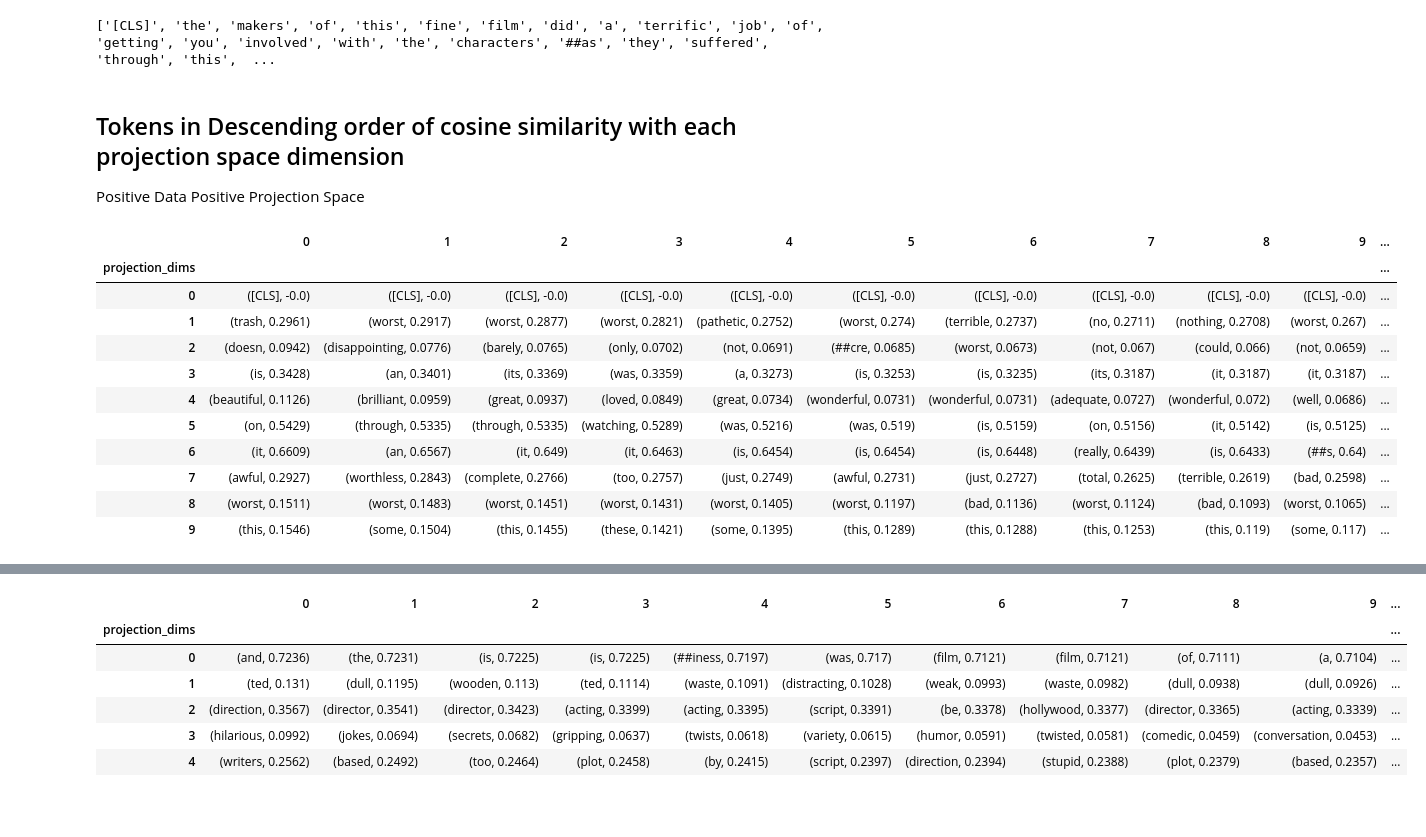
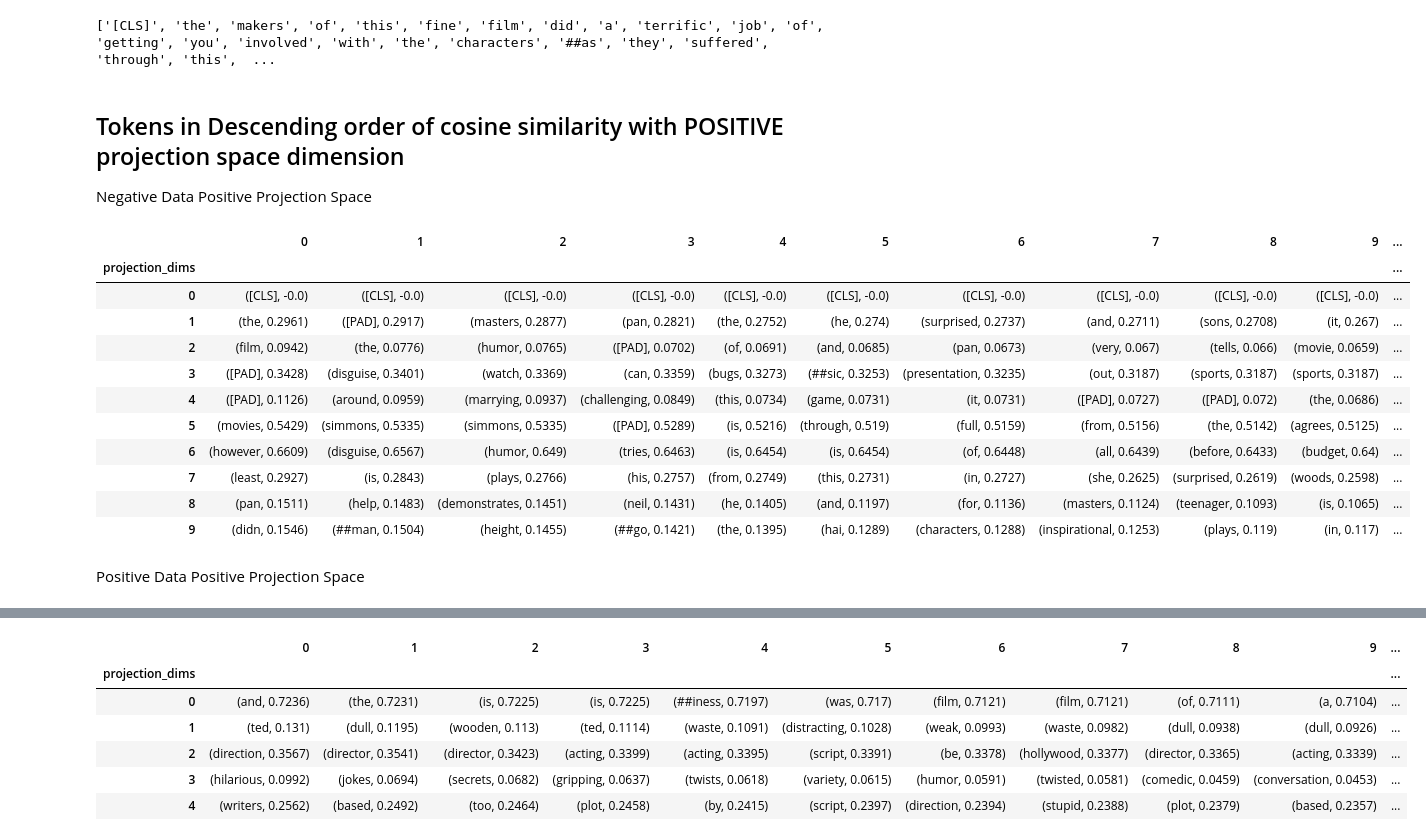
Before and after one commit to rahul-ohlan/TWARP, a Jupyter notebook: imdb_interpretabilityV3.ipynb, the cells around one changed output, grey strips where cells are left out. Drawn from its saved outputs; the diff is of its cells as text; code cells hidden in the pictures; blank space fills up the shorter version.

```diff
--- a/imdb_interpretabilityV3.ipynb
+++ b/imdb_interpretabilityV3.ipynb
@@ -798,6 +788,0 @@ layer_outputs[2]
-# %%
-# get latent vector representations -- 7th layer of model2
-layer_outputs = [layer.output for layer in model.layers]
-
-activation_model_pos = Model(inputs = model.input, outputs = model.get_layer("remove_cls_pad_positive").output)   # (None,128,300)
-activation_model_neg = Model(inputs = model.input, outputs = model.get_layer("remove_cls_pad_negative").output)   # (None,128,300)
@@ -810,4 +788,0 @@ cpostitives.shape
-# %%
-# testing again
-for ele in test_ds.take(1):
-  tempout = ele
@@ -999,5 +900,6 @@ def ProjSpaceTokens(projSpace, inputids):
   return DocDict
 # %%
 posData_posSpace = ProjSpaceTokens(posData_posProjSpace, pos_ids)
+negData_posSpace = ProjSpaceTokens(negData_posProjSpace, pos_ids)
 # %%
 negData_negSpace = ProjSpaceTokens(negData_negProjSpace, neg_ids)
@@ -1021,37 +924,39 @@ print(tokenizer.batch_decode(pos_ids[0]))
 # %% [output]
 ['[CLS]', 'the', 'makers', 'of', 'this', 'fine', 'film', 'did', 'a', 'terrific', 'job', 'of', 'getting', 'you', 'involved', 'with', 'the', 'characters', '##as', 'they', 'suffered', 'through', 'this',  ...
 # %% [markdown]
-## Tokens in Descending order of cosine similarity with each projection space dimension
-Positive Data Positive Projection Space
+## Tokens in Descending order of cosine similarity with POSITIVE projection space dimension
+Negative Data Positive Projection Space
 # %%
 # negative data with positive projection space
 temp = pd.DataFrame()
 for sentence in negData_posSpace:
   # print(sentence)
   temp = pd.concat([temp,negData_posSpace[sentence].iloc[0,:].rename(sentence)],axis=1)
 
 new_temp = list()
 for sentence in list(temp.values):
   # print(len(sentence))
   # print(sentence)
   # print(sorted(list(sentence), key = lambda x : x[1])[::-1])
   new_temp.append(sorted(list(sentence), key = lambda x : x[1])[::-1])
 
-new_temp = pd.DataFrame(new_temp).rename_axis("projection_dims")
-new_temp
+ndps = pd.DataFrame(new_temp).rename_axis("projection_dims")
+ndps
 # %% [output]
 |  | 0 | 1 | 2 | 3 | 4 | 5 | 6 | 7 | 8 | 9 | ... |
 | projection_dims |  |  |  |  |  |  |  |  |  |  | ... |
 | 0 | ([CLS], -0.0) | ([CLS], -0.0) | ([CLS], -0.0) | ([CLS], -0.0) | ([CLS], -0.0) | ([CLS], -0.0) | ([CLS], -0.0) | ([CLS], -0.0) | ([CLS], -0.0) | ([CLS], -0.0) | ... |
-| 1 | (trash, 0.2961) | (worst, 0.2917) | (worst, 0.2877) | (worst, 0.2821) | (pathetic, 0.2752) | (worst, 0.274) | (terrible, 0.2737) | (no, 0.2711) | (nothing, 0.2708) | (worst, 0.267) | ... |
-| 2 | (doesn, 0.0942) | (disappointing, 0.0776) | (barely, 0.0765) | (only, 0.0702) | (not, 0.0691) | (##cre, 0.0685) | (worst, 0.0673) | (not, 0.067) | (could, 0.066) | (not, 0.0659) | ... |
-| 3 | (is, 0.3428) | (an, 0.3401) | (its, 0.3369) | (was, 0.3359) | (a, 0.3273) | (is, 0.3253) | (is, 0.3235) | (its, 0.3187) | (it, 0.3187) | (it, 0.3187) | ... |
-| 4 | (beautiful, 0.1126) | (brilliant, 0.0959) | (great, 0.0937) | (loved, 0.0849) | (great, 0.0734) | (wonderful, 0.0731) | (wonderful, 0.0731) | (adequate, 0.0727) | (wonderful, 0.072) | (well, 0.0686) | ... |
-| 5 | (on, 0.5429) | (through, 0.5335) | (through, 0.5335) | (watching, 0.5289) | (was, 0.5216) | (was, 0.519) | (is, 0.5159) | (on, 0.5156) | (it, 0.5142) | (is, 0.5125) | ... |
-| 6 | (it, 0.6609) | (an, 0.6567) | (it, 0.649) | (it, 0.6463) | (is, 0.6454) | (is, 0.6454) | (is, 0.6448) | (really, 0.6439) | (is, 0.6433) | (##s, 0.64) | ... |
-| 7 | (awful, 0.2927) | (worthless, 0.2843) | (complete, 0.2766) | (too, 0.2757) | (just, 0.2749) | (awful, 0.2731) | (just, 0.2727) | (total, 0.2625) | (terrible, 0.2619) | (bad, 0.2598) | ... |
-| 8 | (worst, 0.1511) | (worst, 0.1483) | (worst, 0.1451) | (worst, 0.1431) | (worst, 0.1405) | (worst, 0.1197) | (bad, 0.1136) | (worst, 0.1124) | (bad, 0.1093) | (worst, 0.1065) | ... |
-| 9 | (this, 0.1546) | (some, 0.1504) | (this, 0.1455) | (these, 0.1421) | (some, 0.1395) | (this, 0.1289) | (this, 0.1288) | (this, 0.1253) | (this, 0.119) | (some, 0.117) | ... |
+| 1 | (the, 0.2961) | ([PAD], 0.2917) | (masters, 0.2877) | (pan, 0.2821) | (the, 0.2752) | (he, 0.274) | (surprised, 0.2737) | (and, 0.2711) | (sons, 0.2708) | (it, 0.267) | ... |
+| 2 | (film, 0.0942) | (the, 0.0776) | (humor, 0.0765) | ([PAD], 0.0702) | (of, 0.0691) | (and, 0.0685) | (pan, 0.0673) | (very, 0.067) | (tells, 0.066) | (movie, 0.0659) | ... |
+| 3 | ([PAD], 0.3428) | (disguise, 0.3401) | (watch, 0.3369) | (can, 0.3359) | (bugs, 0.3273) | (##sic, 0.3253) | (presentation, 0.3235) | (out, 0.3187) | (sports, 0.3187) | (sports, 0.3187) | ... |
+| 4 | ([PAD], 0.1126) | (around, 0.0959) | (marrying, 0.0937) | (challenging, 0.0849) | (this, 0.0734) | (game, 0.0731) | (it, 0.0731) | ([PAD], 0.0727) | ([PAD], 0.072) | (the, 0.0686) | ... |
+| 5 | (movies, 0.5429) | (simmons, 0.5335) | (simmons, 0.5335) | ([PAD], 0.5289) | (is, 0.5216) | (through, 0.519) | (full, 0.5159) | (from, 0.5156) | (the, 0.5142) | (agrees, 0.5125) | ... |
+| 6 | (however, 0.6609) | (disguise, 0.6567) | (humor, 0.649) | (tries, 0.6463) | (is, 0.6454) | (is, 0.6454) | (of, 0.6448) | (all, 0.6439) | (before, 0.6433) | (budget, 0.64) | ... |
+| 7 | (least, 0.2927) | (is, 0.2843) | (plays, 0.2766) | (his, 0.2757) | (from, 0.2749) | (this, 0.2731) | (in, 0.2727) | (she, 0.2625) | (surprised, 0.2619) | (woods, 0.2598) | ... |
+| 8 | (pan, 0.1511) | (help, 0.1483) | (demonstrates, 0.1451) | (neil, 0.1431) | (he, 0.1405) | (and, 0.1197) | (for, 0.1136) | (masters, 0.1124) | (teenager, 0.1093) | (is, 0.1065) | ... |
+| 9 | (didn, 0.1546) | (##man, 0.1504) | (height, 0.1455) | (##go, 0.1421) | (the, 0.1395) | (hai, 0.1289) | (characters, 0.1288) | (inspirational, 0.1253) | (plays, 0.119) | (in, 0.117) | ... |
+# %% [markdown]
+Positive Data Positive Projection Space
 # %%
 temp = pd.DataFrame()
 for sentence in posData_posSpace:
```
Also changed, not shown: parts of 41 cells of this notebook.
